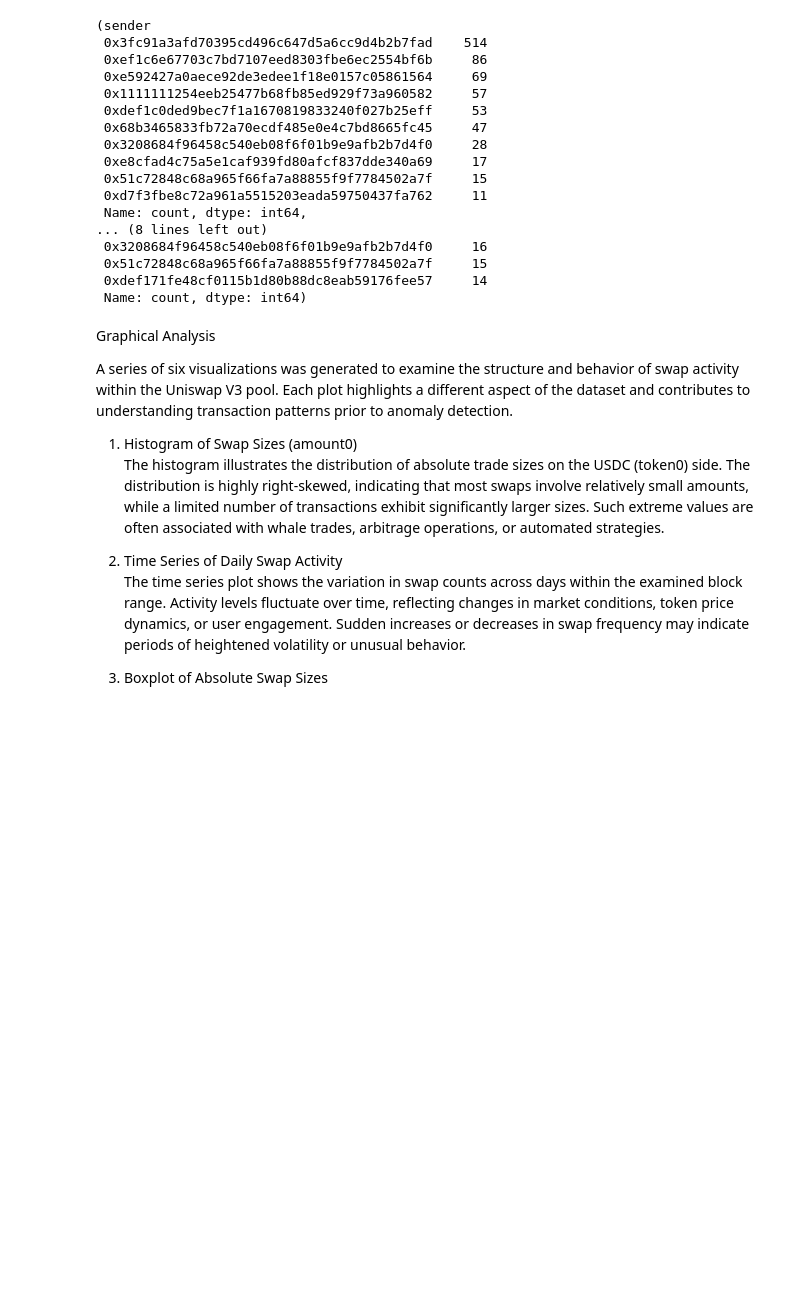
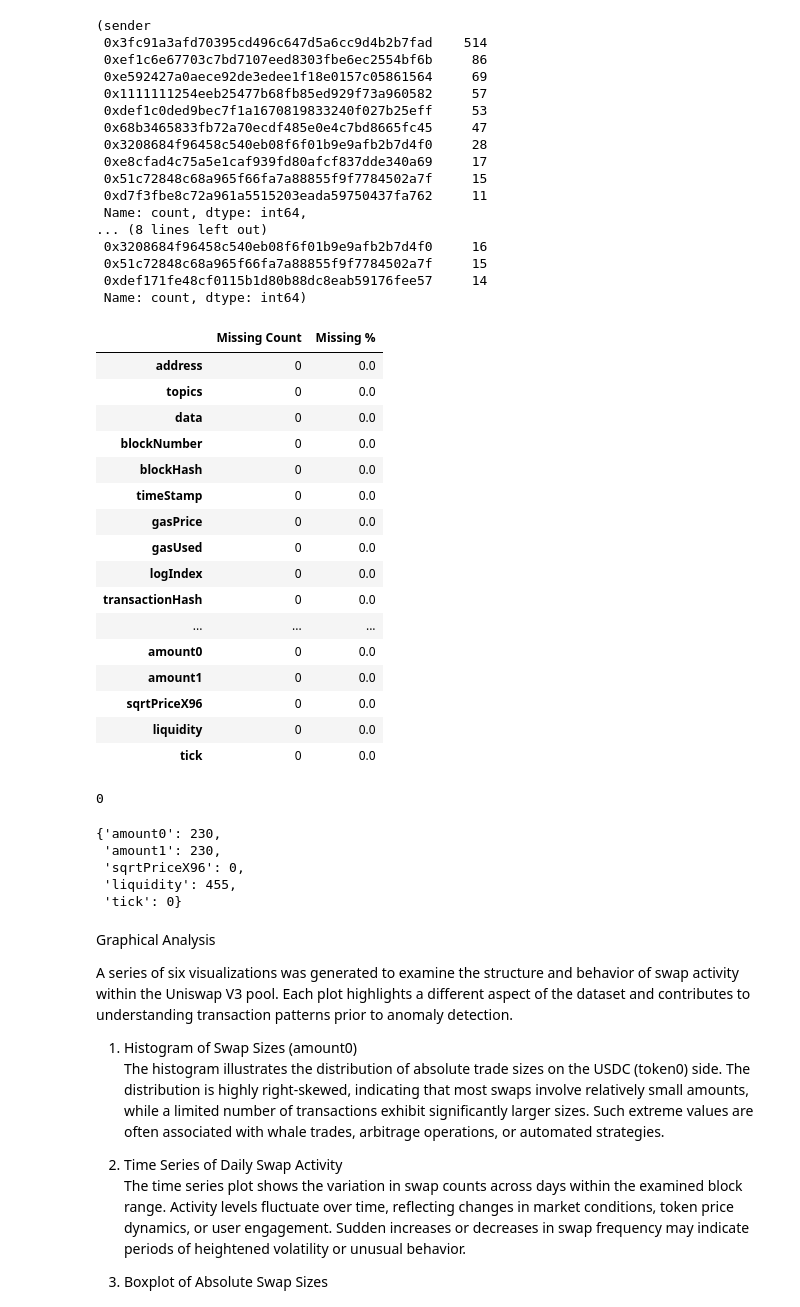
Before and after one commit to minaozdogan/Blockchain-Smart-Contract-Transaction-Anomaly-Detection-Project, a Jupyter notebook: notebooks/data_collection.ipynb, the cells around one changed output. Cells and saved outputs as stored; diff of their text form; code cells hidden in the pictures; blank space fills up the shorter version.

Commit message:
Last update for data collection part.

```diff
--- a/notebooks/data_collection.ipynb
+++ b/notebooks/data_collection.ipynb
@@ -309,6 +308,69 @@ sender_freq, recipient_freq
  0x51c72848c68a965f66fa7a88855f9f7784502a7f     15
  0xdef171fe48cf0115b1d80b88dc8eab59176fee57     14
  Name: count, dtype: int64)
+# %%
+# Missing value count for each column
+missing_counts = logs_clean.isnull().sum()
+
+# Missing value percentages
+missing_percent = (logs_clean.isnull().sum() / len(logs_clean)) * 100
+
+missing_summary = pd.DataFrame({
+    "Missing Count": missing_counts,
+    "Missing %": missing_percent
+})
+
+missing_summary
+# %% [output]
+|  | Missing Count | Missing % |
+| address | 0 | 0.0 |
+| topics | 0 | 0.0 |
+| data | 0 | 0.0 |
+| blockNumber | 0 | 0.0 |
+| blockHash | 0 | 0.0 |
+| timeStamp | 0 | 0.0 |
+| gasPrice | 0 | 0.0 |
+| gasUsed | 0 | 0.0 |
+| logIndex | 0 | 0.0 |
+| transactionHash | 0 | 0.0 |
+| ... | ... | ... |
+| amount0 | 0 | 0.0 |
+| amount1 | 0 | 0.0 |
+| sqrtPriceX96 | 0 | 0.0 |
+| liquidity | 0 | 0.0 |
+| tick | 0 | 0.0 |
+# %%
+# Drop rows where essential numeric values are missing
+cleaned_data = logs_clean.dropna(subset=["amount0", "amount1", "sqrtPriceX96", "liquidity", "tick"])
+
+# How many rows removed?
+removed_rows = len(logs_clean) - len(cleaned_data)
+removed_rows
+# %% [output]
+0
+# %%
+numeric_cols = ["amount0", "amount1", "sqrtPriceX96", "liquidity", "tick"]
+
+outlier_summary = {}
+
+for col in numeric_cols:
+    Q1 = logs_clean[col].quantile(0.25)
+    Q3 = logs_clean[col].quantile(0.75)
+    IQR = Q3 - Q1
+
+    lower_bound = Q1 - 1.5 * IQR
+    upper_bound = Q3 + 1.5 * IQR
+
+    outliers = logs_clean[(logs_clean[col] < lower_bound) | (logs_clean[col] > upper_bound)]
+    outlier_summary[col] = len(outliers)
+
+outlier_summary
+# %% [output]
+{'amount0': 230,
+ 'amount1': 230,
+ 'sqrtPriceX96': 0,
+ 'liquidity': 455,
+ 'tick': 0}
 # %% [markdown]
 Graphical Analysis
 
```
Also changed, not shown: parts of 1 cell of this notebook.
